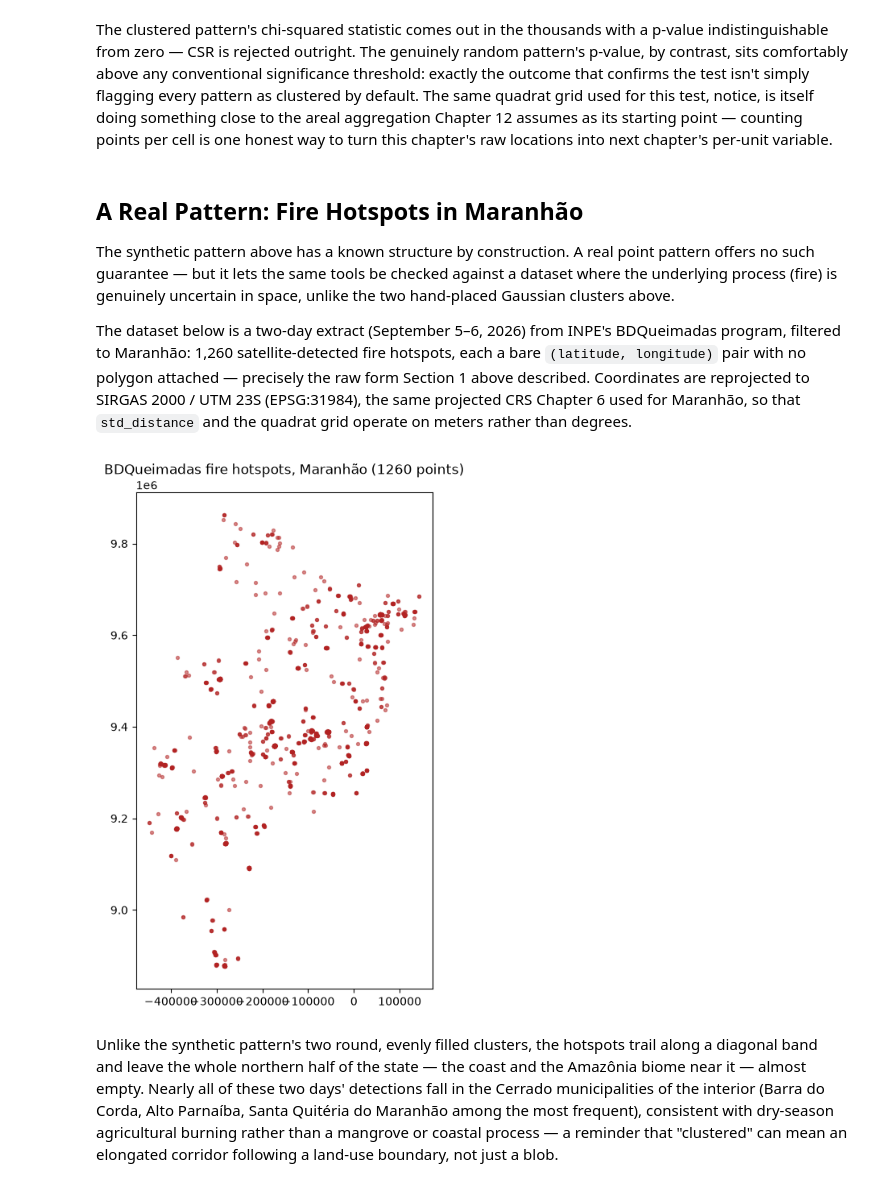
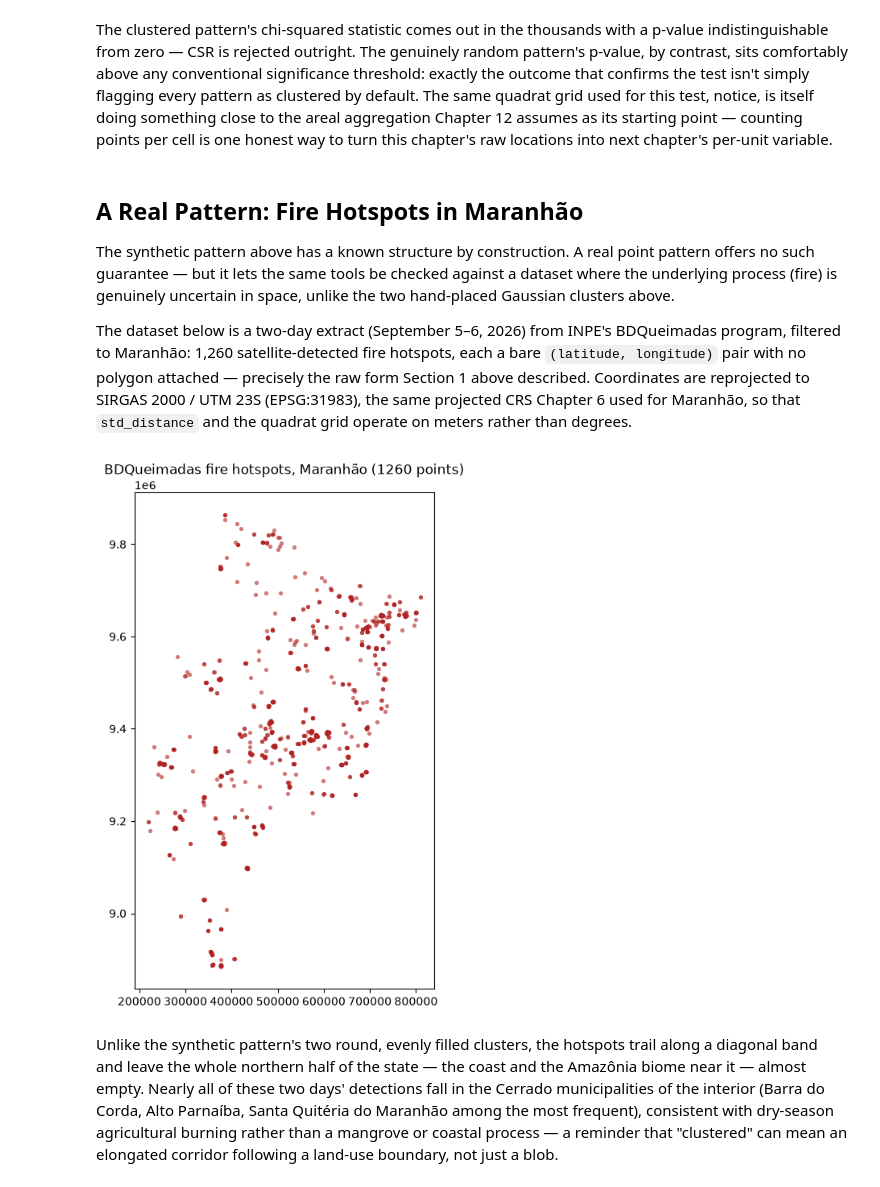
Before and after one commit to LambdaGeo/geospatial-modeling-python, a Jupyter notebook: docs/part2/ch11_pointpatterns.ipynb, the cells around one changed output. Cells and saved outputs as stored; diff of their text form; code cells hidden in the pictures.

```diff
--- a/docs/part2/ch11_pointpatterns.ipynb
+++ b/docs/part2/ch11_pointpatterns.ipynb
@@ -130,26 +130,26 @@ The clustered pattern's chi-squared statistic comes out in the thousands with a
 
 The synthetic pattern above has a known structure by construction. A real point pattern offers no such guarantee — but it lets the same tools be checked against a dataset where the underlying process (fire) is genuinely uncertain in space, unlike the two hand-placed Gaussian clusters above.
 
-The dataset below is a two-day extract (September 5–6, 2026) from INPE's BDQueimadas program, filtered to Maranhão: 1,260 satellite-detected fire hotspots, each a bare `(latitude, longitude)` pair with no polygon attached — precisely the raw form Section 1 above described. Coordinates are reprojected to SIRGAS 2000 / UTM 23S (EPSG:31984), the same projected CRS Chapter 6 used for Maranhão, so that `std_distance` and the quadrat grid operate on meters rather than degrees.
+The dataset below is a two-day extract (September 5–6, 2026) from INPE's BDQueimadas program, filtered to Maranhão: 1,260 satellite-detected fire hotspots, each a bare `(latitude, longitude)` pair with no polygon attached — precisely the raw form Section 1 above described. Coordinates are reprojected to SIRGAS 2000 / UTM 23S (EPSG:31983), the same projected CRS Chapter 6 used for Maranhão, so that `std_distance` and the quadrat grid operate on meters rather than degrees.
 # %%
 import pandas as pd
 import geopandas as gpd
 
 fire_df = pd.read_csv("bdqueimadas_ma.csv")
 fire_gdf = gpd.GeoDataFrame(
     fire_df,
     geometry=gpd.points_from_xy(fire_df.Longitude, fire_df.Latitude),
     crs="EPSG:4326",
-).to_crs("EPSG:31984")
+).to_crs("EPSG:31983")
 
 fire_points = np.column_stack([fire_gdf.geometry.x, fire_gdf.geometry.y])
 
 fig, ax = plt.subplots(figsize=(6, 8))
 ax.scatter(fire_points[:, 0], fire_points[:, 1], s=8, alpha=0.5, color="firebrick")
 ax.set_title(f"BDQueimadas fire hotspots, Maranhão ({len(fire_points)} points)")
 ax.set_aspect("equal")
 # %% [output]
-[figure, old version]
+[figure, new version]
 # %% [markdown]
 Unlike the synthetic pattern's two round, evenly filled clusters, the hotspots trail along a diagonal band and leave the whole northern half of the state — the coast and the Amazônia biome near it — almost empty. Nearly all of these two days' detections fall in the Cerrado municipalities of the interior (Barra do Corda, Alto Parnaíba, Santa Quitéria do Maranhão among the most frequent), consistent with dry-season agricultural burning rather than a mangrove or coastal process — a reminder that "clustered" can mean an elongated corridor following a land-use boundary, not just a blob.
 # %%
```
Also changed, not shown: parts of 6 cells of this notebook, 27 other files.
